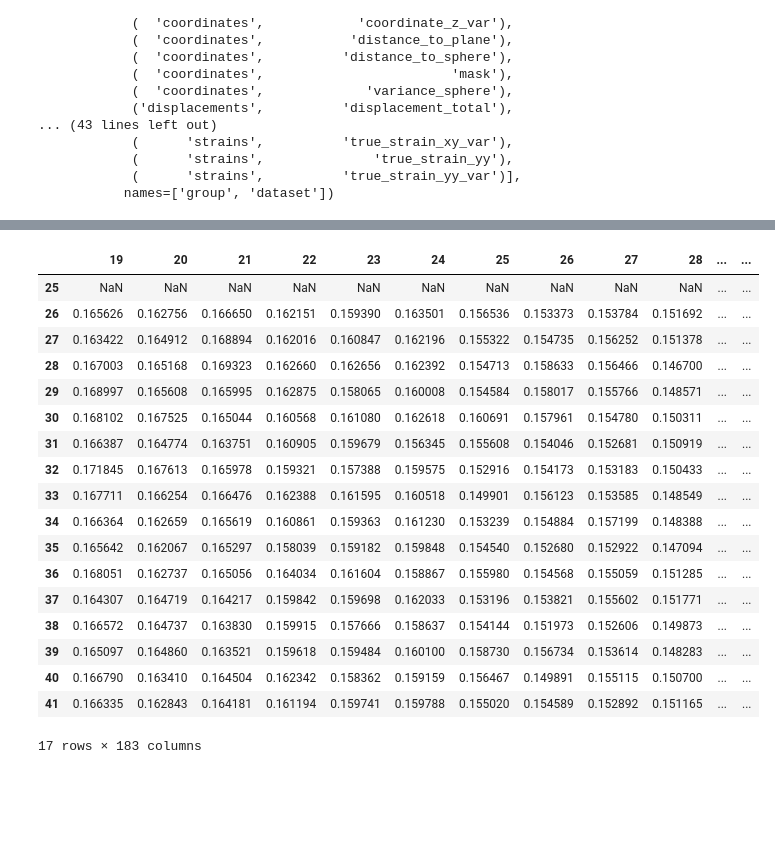
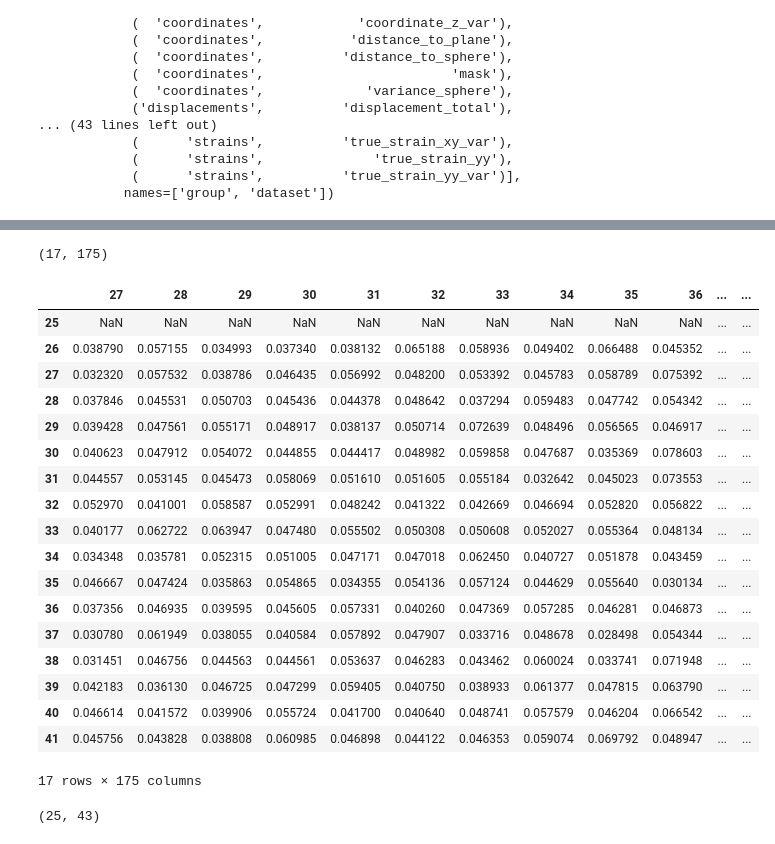
Before and after one commit to KMDE-10/DIC, a Jupyter notebook: HDF_import.ipynb, the cells around one changed output, grey strips where cells are left out. Drawn from its saved outputs; the diff is of its cells as text; code cells hidden in the pictures; blank space fills up the shorter version.

```diff
--- a/HDF_import.ipynb
+++ b/HDF_import.ipynb
@@ -194,9 +95,0 @@ plt.matshow(series.iloc[step,:][('strains','strain_xy')])
-# %%
-from scipy import ndimage as ndi
-before=series.iloc[step,:][('strains','strain_p2')]
-after=ndi.rotate(series.iloc[step,:][('strains','strain_p2')],-0.5,reshape=True)
-display(after)
-bf=plt.matshow(before)
-plt.colorbar(bf)
-af=plt.matshow(after)
-plt.colorbar(af)
@@ -220,41 +96,72 @@ array([[ 0.0000000e+00,  0.0000000e+00,  0.0000000e+00, ...,
 # %%
-array=series.iloc[250,:][('displacements',         'displacement_y_rbmr')]
+def isnotnan(num):
+    return num == num
+def linefit(x,y):
+    coeffs=np.polyfit(x,y,1)
+    poly=np.poly1d(coeffs)
+    newy=poly(x)
+    return newy
+array=series.iloc[530,:][('strains',         'strain_p1')]
 def strip_background(array):
     df=pd.DataFrame(array)
     #before=array
     #bf=plt.matshow(before)
     #plt.colorbar(bf)
 
     after=df.copy()
     after[after==0.]=np.nan
     #display(after)
 
     after.dropna(how='all',axis=0,inplace=True)
     after.dropna(how='all',axis=1,inplace=True)
     #display(after)
     """af=plt.matshow(after.dropna(how='all',axis=0))
     plt.colorbar(af)"""
     #display(after)
     return(after)
 after=strip_background(array)
+display(after.shape)
 display(after)
+
+def get_line(df):
+    afters=df.copy()
+    for column in afters.columns:
+        for row in afters.index:
+            if isnotnan(afters.loc[row,column]) :
+                afters.loc[row,column]=row
+    coeffs=np.polyfit(afters.columns,afters.mean(axis=0,skipna=True),1)
+    return coeffs
+
+def get_scan_range(df,slope):
+    xmin=df.columns.min()
+    xmax=df.columns.max()
+    ymin=df.index.min()
+    ymax=df.index.max()
+    pairs=[(xmin,ymin),(xmin,ymax),(xmax,ymin),(xmax,ymax)]
+    #display(pairs)
+    ts=[pair[1]-(slope*pair[0]) for pair in pairs]
+    return (round(min(ts)),round(max(ts)))
+
+display(get_scan_range(after,get_line(after)[0]))
 # %% [output]
+(17, 175)
-|  | 19 | 20 | 21 | 22 | 23 | 24 | 25 | 26 | 27 | 28 | ... | ... |
+|  | 27 | 28 | 29 | 30 | 31 | 32 | 33 | 34 | 35 | 36 | ... | ... |
 | 25 | NaN | NaN | NaN | NaN | NaN | NaN | NaN | NaN | NaN | NaN | ... | ... |
-| 26 | 0.165626 | 0.162756 | 0.166650 | 0.162151 | 0.159390 | 0.163501 | 0.156536 | 0.153373 | 0.153784 | 0.151692 | ... | ... |
-| 27 | 0.163422 | 0.164912 | 0.168894 | 0.162016 | 0.160847 | 0.162196 | 0.155322 | 0.154735 | 0.156252 | 0.151378 | ... | ... |
-| 28 | 0.167003 | 0.165168 | 0.169323 | 0.162660 | 0.162656 | 0.162392 | 0.154713 | 0.158633 | 0.156466 | 0.146700 | ... | ... |
-| 29 | 0.168997 | 0.165608 | 0.165995 | 0.162875 | 0.158065 | 0.160008 | 0.154584 | 0.158017 | 0.155766 | 0.148571 | ... | ... |
-| 30 | 0.168102 | 0.167525 | 0.165044 | 0.160568 | 0.161080 | 0.162618 | 0.160691 | 0.157961 | 0.154780 | 0.150311 | ... | ... |
-| 31 | 0.166387 | 0.164774 | 0.163751 | 0.160905 | 0.159679 | 0.156345 | 0.155608 | 0.154046 | 0.152681 | 0.150919 | ... | ... |
-| 32 | 0.171845 | 0.167613 | 0.165978 | 0.159321 | 0.157388 | 0.159575 | 0.152916 | 0.154173 | 0.153183 | 0.150433 | ... | ... |
-| 33 | 0.167711 | 0.166254 | 0.166476 | 0.162388 | 0.161595 | 0.160518 | 0.149901 | 0.156123 | 0.153585 | 0.148549 | ... | ... |
-| 34 | 0.166364 | 0.162659 | 0.165619 | 0.160861 | 0.159363 | 0.161230 | 0.153239 | 0.154884 | 0.157199 | 0.148388 | ... | ... |
-| 35 | 0.165642 | 0.162067 | 0.165297 | 0.158039 | 0.159182 | 0.159848 | 0.154540 | 0.152680 | 0.152922 | 0.147094 | ... | ... |
-| 36 | 0.168051 | 0.162737 | 0.165056 | 0.164034 | 0.161604 | 0.158867 | 0.155980 | 0.154568 | 0.155059 | 0.151285 | ... | ... |
-| 37 | 0.164307 | 0.164719 | 0.164217 | 0.159842 | 0.159698 | 0.162033 | 0.153196 | 0.153821 | 0.155602 | 0.151771 | ... | ... |
-| 38 | 0.166572 | 0.164737 | 0.163830 | 0.159915 | 0.157666 | 0.158637 | 0.154144 | 0.151973 | 0.152606 | 0.149873 | ... | ... |
-| 39 | 0.165097 | 0.164860 | 0.163521 | 0.159618 | 0.159484 | 0.160100 | 0.158730 | 0.156734 | 0.153614 | 0.148283 | ... | ... |
-| 40 | 0.166790 | 0.163410 | 0.164504 | 0.162342 | 0.158362 | 0.159159 | 0.156467 | 0.149891 | 0.155115 | 0.150700 | ... | ... |
-| 41 | 0.166335 | 0.162843 | 0.164181 | 0.161194 | 0.159741 | 0.159788 | 0.155020 | 0.154589 | 0.152892 | 0.151165 | ... | ... |
+| 26 | 0.038790 | 0.057155 | 0.034993 | 0.037340 | 0.038132 | 0.065188 | 0.058936 | 0.049402 | 0.066488 | 0.045352 | ... | ... |
+| 27 | 0.032320 | 0.057532 | 0.038786 | 0.046435 | 0.056992 | 0.048200 | 0.053392 | 0.045783 | 0.058789 | 0.075392 | ... | ... |
+| 28 | 0.037846 | 0.045531 | 0.050703 | 0.045436 | 0.044378 | 0.048642 | 0.037294 | 0.059483 | 0.047742 | 0.054342 | ... | ... |
+| 29 | 0.039428 | 0.047561 | 0.055171 | 0.048917 | 0.038137 | 0.050714 | 0.072639 | 0.048496 | 0.056565 | 0.046917 | ... | ... |
+| 30 | 0.040623 | 0.047912 | 0.054072 | 0.044855 | 0.044417 | 0.048982 | 0.059858 | 0.047687 | 0.035369 | 0.078603 | ... | ... |
+| 31 | 0.044557 | 0.053145 | 0.045473 | 0.058069 | 0.051610 | 0.051605 | 0.055184 | 0.032642 | 0.045023 | 0.073553 | ... | ... |
+| 32 | 0.052970 | 0.041001 | 0.058587 | 0.052991 | 0.048242 | 0.041322 | 0.042669 | 0.046694 | 0.052820 | 0.056822 | ... | ... |
+| 33 | 0.040177 | 0.062722 | 0.063947 | 0.047480 | 0.055502 | 0.050308 | 0.050608 | 0.052027 | 0.055364 | 0.048134 | ... | ... |
+| 34 | 0.034348 | 0.035781 | 0.052315 | 0.051005 | 0.047171 | 0.047018 | 0.062450 | 0.040727 | 0.051878 | 0.043459 | ... | ... |
+| 35 | 0.046667 | 0.047424 | 0.035863 | 0.054865 | 0.034355 | 0.054136 | 0.057124 | 0.044629 | 0.055640 | 0.030134 | ... | ... |
+| 36 | 0.037356 | 0.046935 | 0.039595 | 0.045605 | 0.057331 | 0.040260 | 0.047369 | 0.057285 | 0.046281 | 0.046873 | ... | ... |
+| 37 | 0.030780 | 0.061949 | 0.038055 | 0.040584 | 0.057892 | 0.047907 | 0.033716 | 0.048678 | 0.028498 | 0.054344 | ... | ... |
+| 38 | 0.031451 | 0.046756 | 0.044563 | 0.044561 | 0.053637 | 0.046283 | 0.043462 | 0.060024 | 0.033741 | 0.071948 | ... | ... |
+| 39 | 0.042183 | 0.036130 | 0.046725 | 0.047299 | 0.059405 | 0.040750 | 0.038933 | 0.061377 | 0.047815 | 0.063790 | ... | ... |
+| 40 | 0.046614 | 0.041572 | 0.039906 | 0.055724 | 0.041700 | 0.040640 | 0.048741 | 0.057579 | 0.046204 | 0.066542 | ... | ... |
+| 41 | 0.045756 | 0.043828 | 0.038808 | 0.060985 | 0.046898 | 0.044122 | 0.046353 | 0.059074 | 0.069792 | 0.048947 | ... | ... |
-17 rows × 183 columns
+17 rows × 175 columns
+(25, 43)
```
Also changed, not shown: parts of 19 cells of this notebook.
